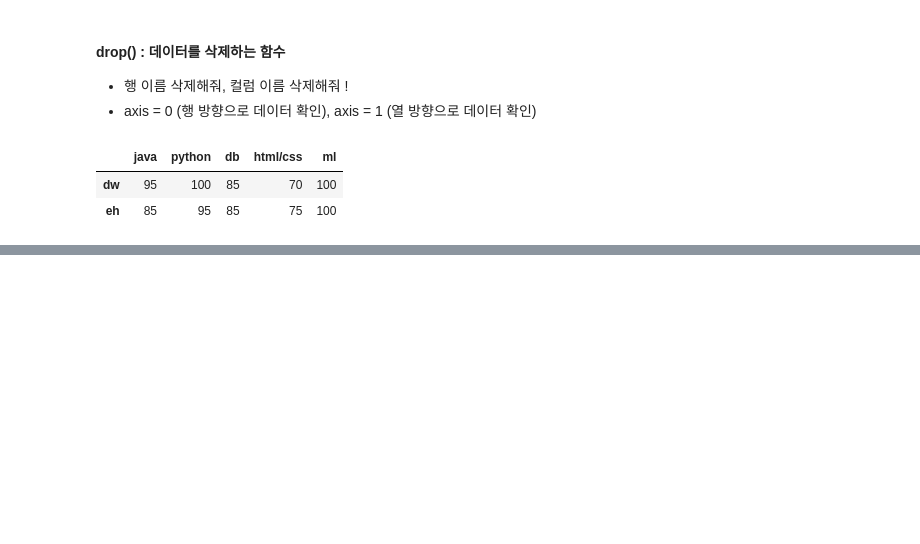
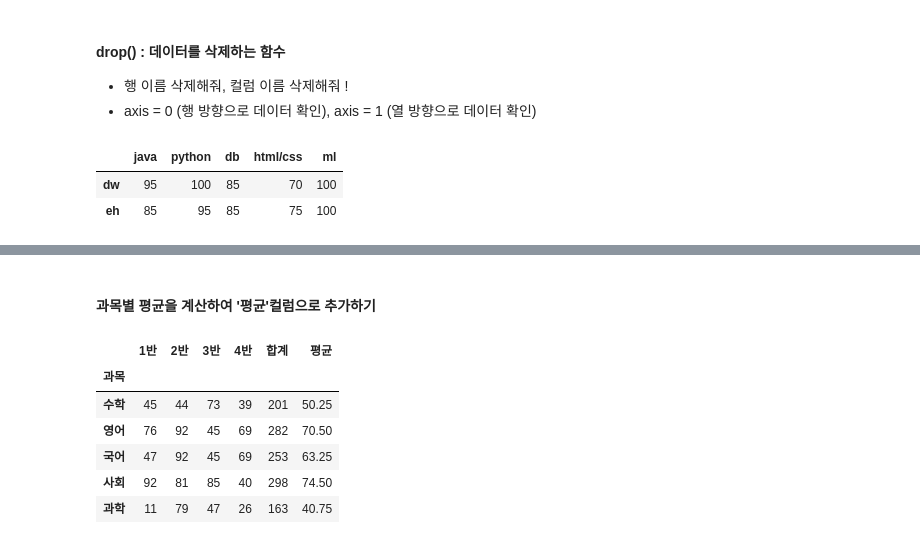
Before and after one commit to min-hyock/pythonLib, a Jupyter notebook: ex02_Pandas.ipynb, the cells around one changed output, grey strips where cells are left out. Cells and saved outputs as stored; diff of their text form; code cells hidden in the pictures; blank space fills up the shorter version.

```diff
--- a/ex02_Pandas.ipynb
+++ b/ex02_Pandas.ipynb
@@ -545,3 +545,7 @@ df_stu.drop('dh')
 # 열 데이터 삭제
 # ml 삭제하기
 df_stu.drop('ml', axis=1, inplace=True)
+# %%
+# 한글 불러오는 encoding 방식 : utf-8, euc-kr, cp949
+score = pd.read_csv('data/score.csv', index_col='과목', encoding='euc-kr') # 과목명을 인덱스로 사용 !
+score
@@ -547,0 +634,5 @@ df_stu.drop('ml', axis=1, inplace=True)
+# %%
+total = score.sum(axis=1)
+# %%
+score['합계'] = total
+score
@@ -547,0 +647,2 @@ df_stu.drop('ml', axis=1, inplace=True)
+# %% [markdown]
+#### 과목별 평균을 계산하여 '평균'컬럼으로 추가하기
@@ -547,0 +651,11 @@ df_stu.drop('ml', axis=1, inplace=True)
+# %%
+score['평균'] = total_avg
+score
+# %% [output]
+|  | 1반 | 2반 | 3반 | 4반 | 합계 | 평균 |
+| 과목 |  |  |  |  |  |  |
+| 수학 | 45 | 44 | 73 | 39 | 201 | 50.25 |
+| 영어 | 76 | 92 | 45 | 69 | 282 | 70.50 |
+| 국어 | 47 | 92 | 45 | 69 | 253 | 63.25 |
+| 사회 | 92 | 81 | 85 | 40 | 298 | 74.50 |
+| 과학 | 11 | 79 | 47 | 26 | 163 | 40.75 |
```
Also changed, not shown: parts of 29 cells of this notebook, 3 other files.
